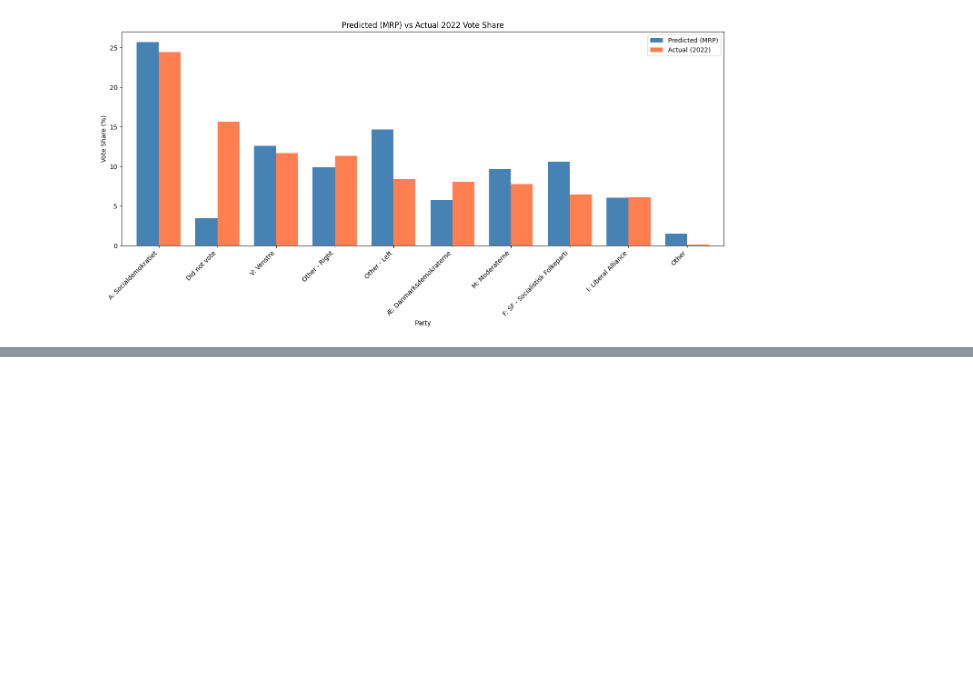
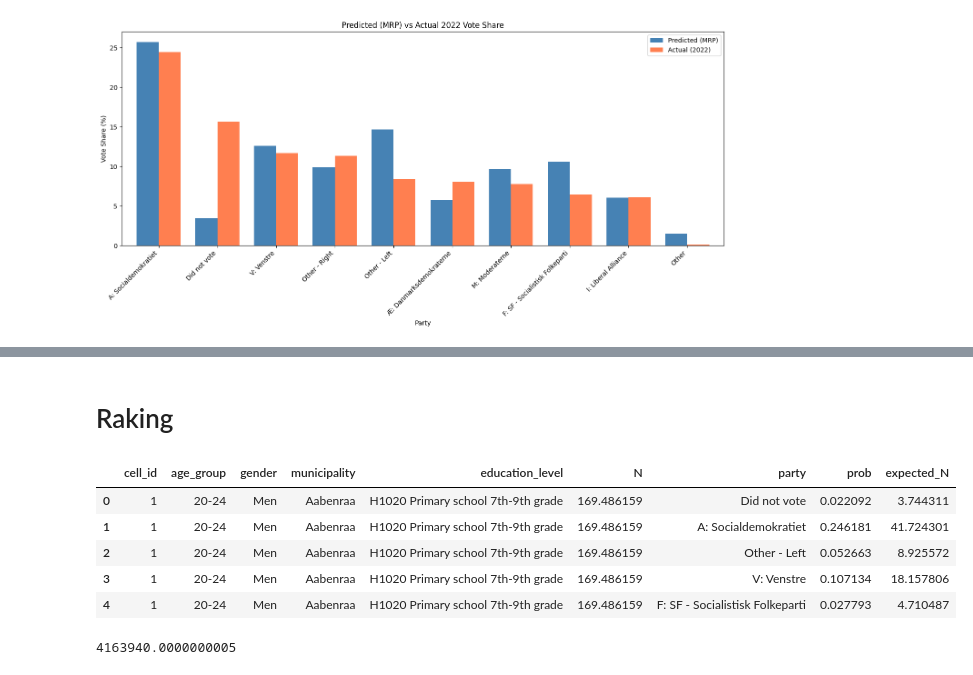
Before and after one commit to AI-Pop-Up-Lab/cssci-capstone-app, a Jupyter notebook: denmark_data/elections.ipynb, the cells around one changed output, grey strips where cells are left out. Cells and saved outputs as stored; diff of their text form; code cells hidden in the pictures; blank space fills up the shorter version.

Commit message:
Swedish frame done

```diff
--- a/denmark_data/elections.ipynb
+++ b/denmark_data/elections.ipynb
@@ -538,0 +535,20 @@ RMSE         : 4.275 pp
+# %% [markdown]
+# Raking
+# %%
+import pandas as pd
+import numpy as np
+
+df = pd.read_csv("mrp_outputs/mrp_extended_frame.csv")
+municipality_results = pd.read_csv("data/denmark_election_results_with_turnout.csv")
+df.head()
+# %% [output]
+|  | cell_id | age_group | gender | municipality | education_level | N | party | prob | expected_N |
+| 0 | 1 | 20-24 | Men | Aabenraa | H1020 Primary school 7th-9th grade | 169.486159 | Did not vote | 0.022092 | 3.744311 |
+| 1 | 1 | 20-24 | Men | Aabenraa | H1020 Primary school 7th-9th grade | 169.486159 | A: Socialdemokratiet | 0.246181 | 41.724301 |
+| 2 | 1 | 20-24 | Men | Aabenraa | H1020 Primary school 7th-9th grade | 169.486159 | Other - Left | 0.052663 | 8.925572 |
+| 3 | 1 | 20-24 | Men | Aabenraa | H1020 Primary school 7th-9th grade | 169.486159 | V: Venstre | 0.107134 | 18.157806 |
+| 4 | 1 | 20-24 | Men | Aabenraa | H1020 Primary school 7th-9th grade | 169.486159 | F: SF - Socialistisk Folkeparti | 0.027793 | 4.710487 |
+# %%
+df['expected_N'].sum()
+# %% [output]
+4163940.0000000005
```
Also changed, not shown: parts of 8 cells of this notebook, 34 other files.
